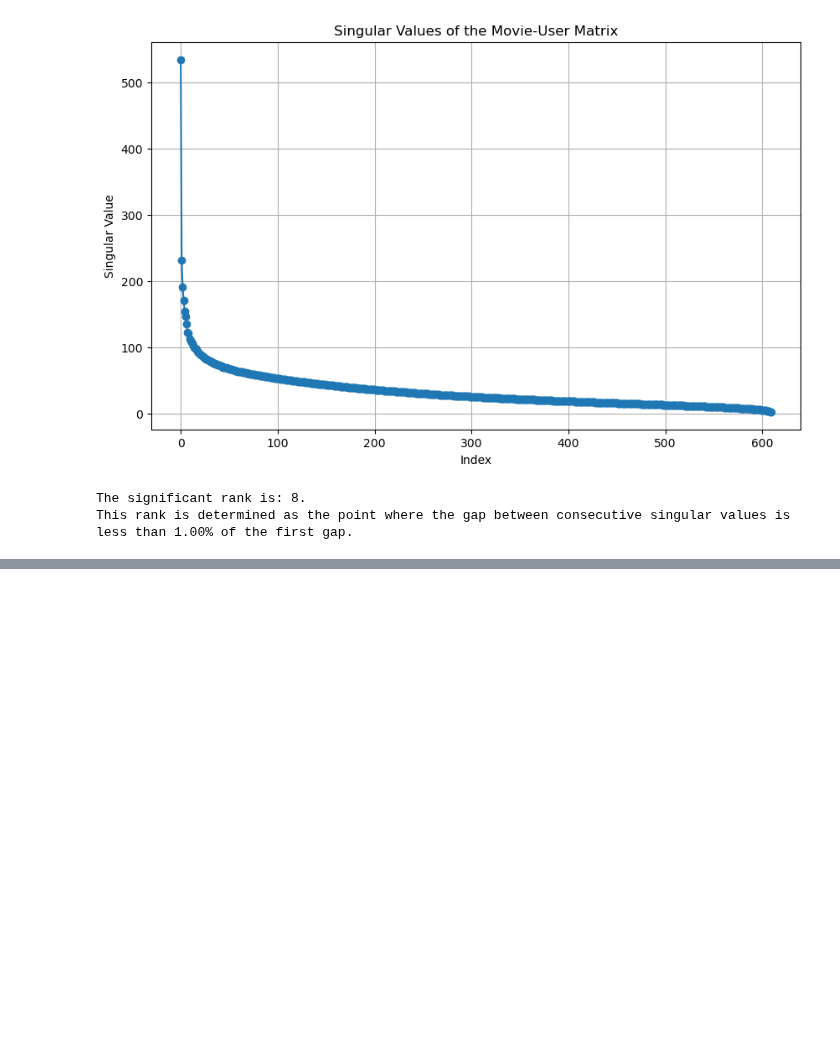
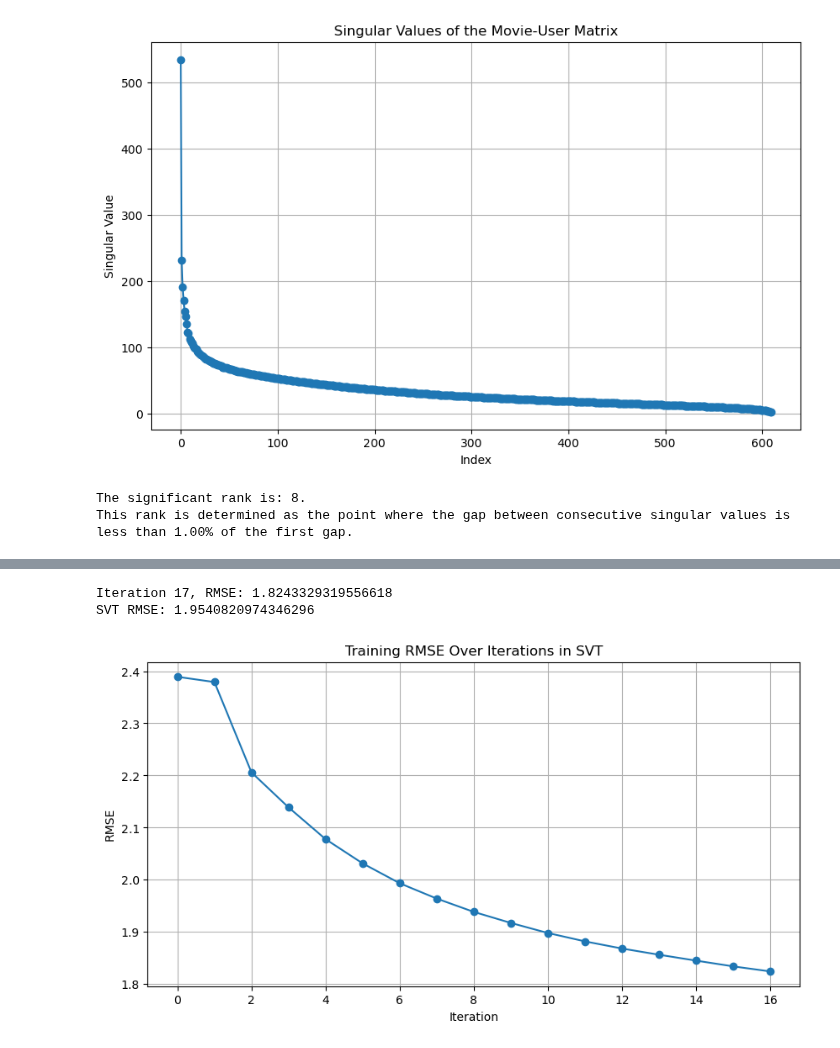
Before and after one commit to Gogonemnem/ensai-assignments, a Jupyter notebook: movie-recommender.ipynb, the cells around one changed output, grey strips where cells are left out. Cells and saved outputs as stored; diff of their text form; code cells hidden in the pictures; blank space fills up the shorter version.

```diff
--- a/movie-recommender.ipynb
+++ b/movie-recommender.ipynb
@@ -345,0 +490,31 @@ Best RMSE obtained: 1.166669241231473
+# %%
+
+param_grid = {
+    # 'cut_off': [10**i for i in range(-5, 5)],  # different ranks to test
+    # 'step_size': [0.1, 0.5, 1, 1.5, 2],
+    'cut_off': [100],
+    'step_size': [1.5],
+    'epsilon': [0.01]  # can include different epsilon values if needed
+}
+
+algorithm = 'svt'
+# best_params, best_score = cross_validate(train_ratings_matrix, algorithm, param_grid, num_folds=5)
+
+# print(f"Best Parameters: {best_params}")
+# score, train_scores = train_and_evaluate_model(train_ratings_matrix, test_ratings_matrix, algorithm, return_train=True, **best_params)
+
+score, train_scores = train_and_evaluate_model(train_ratings_matrix, test_ratings_matrix, algorithm, return_train=True, step_size=1.5, cut_off=100)
+print(f"SVT RMSE: {score}")
+
+# Plot the RMSE values
+plt.figure(figsize=(10, 5))
+plt.plot(train_scores, marker='o')
+plt.title('Training RMSE Over Iterations in SVT')
+plt.xlabel('Iteration')
+plt.ylabel('RMSE')
+plt.grid()
+plt.show()
+# %% [output]
+Iteration 17, RMSE: 1.8243329319556618
+SVT RMSE: 1.9540820974346296
+[figure, added]
```
Also changed, not shown: parts of 20 cells of this notebook.
